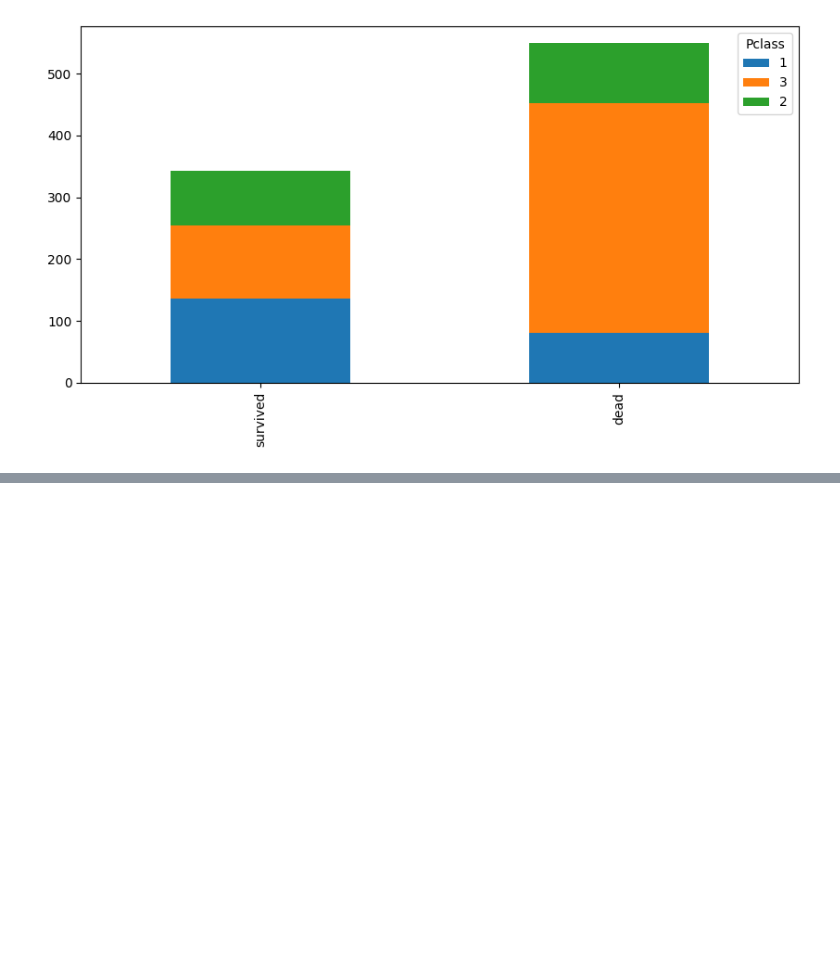
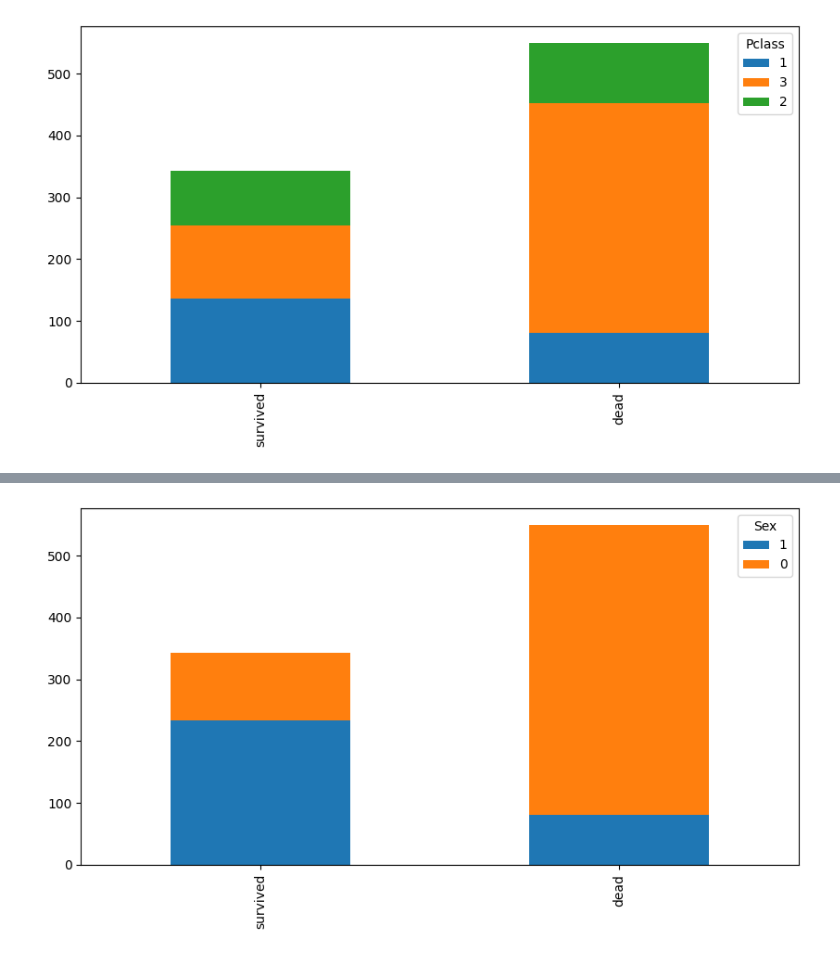
Before and after one commit to ayebaishmo/Titanic_survival, a Jupyter notebook: titanic_imp.ipynb, the cells around one changed output, grey strips where cells are left out. Drawn from its saved outputs; the diff is of its cells as text; code cells hidden in the pictures; blank space fills up the shorter version.

```diff
--- a/titanic_imp.ipynb
+++ b/titanic_imp.ipynb
@@ -106,0 +216,4 @@ Name: count, dtype: int64
+# %%
+barchart('Sex')
+# %% [output]
+[figure, added]
```
Also changed, not shown: parts of 15 cells of this notebook.
